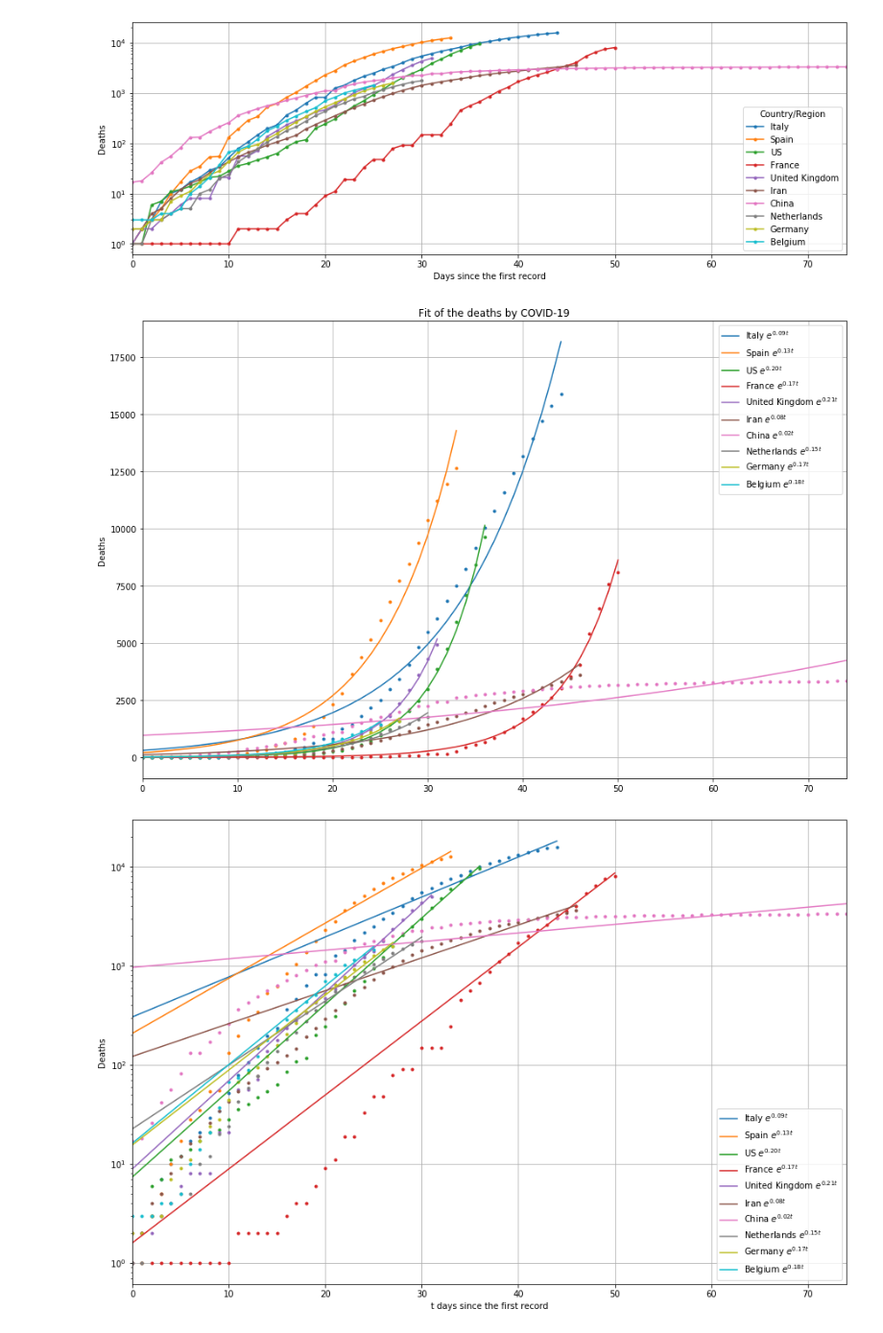
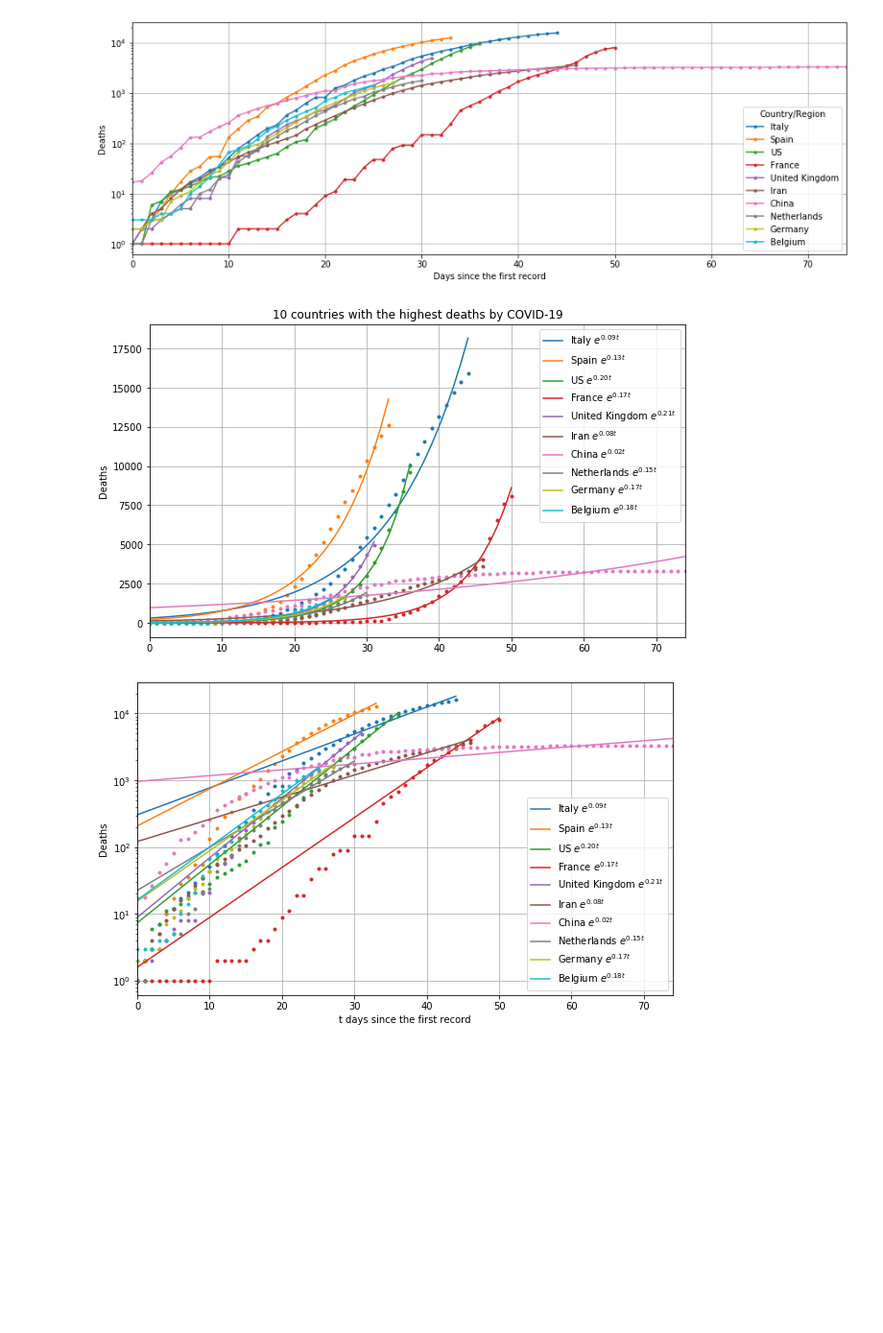
Before and after one commit to mateus-k/COVID-19, a Jupyter notebook: COVID-19.ipynb, the cells around one changed output. Shown: that part at 96% size. Saved outputs shown, nothing was run; the diff lists cells and outputs as text; code cells hidden in the pictures; blank space fills up the shorter version.

Commit message:
Ajusts in the final figures

```diff
--- a/COVID-19.ipynb
+++ b/COVID-19.ipynb
@@ -266,22 +266,24 @@ plt.grid()
 # %%
 D=0
 ax = perDay(HighestCountries(dfDeaths,10),D).plot(style='.')
 ax.legend('')
-fit(perDay(HighestCountries(dfDeaths,10),D)).plot(ax=ax, figsize=(15,10))
-plt.title('Fit of the deaths by COVID-19')
+fit(perDay(HighestCountries(dfDeaths,10),D)).plot(ax=ax, figsize=(10,6))
+plt.title('10 countries with the highest deaths by COVID-19')
 plt.ylabel('Deaths')
 plt.grid()
+plt.savefig('FitDeathsVSDays.png', dpi=300)
+
 ax = perDay(HighestCountries(dfDeaths,10),D).plot(style='.')
-ax.legend('')
-fit(perDay(HighestCountries(dfDeaths,10),D)).plot(ax=ax, logy=True, figsize=(15,10))
+ax.legend('', prop={'size': 18})
+fit(perDay(HighestCountries(dfDeaths,10),D)).plot(ax=ax, logy=True, figsize=(10,6))
 plt.ylabel('Deaths')
 if D==0:
     plt.xlabel('t days since the first record'),
 else:
     plt.xlabel('t days since the %d first record' % D)
 plt.grid()
-plt.savefig('FitDeathsVSDays.png', dpi=300)
+plt.savefig('FitDeathsVSDaysLog.png', dpi=300)
 warnings.filterwarnings('ignore')
 # %% [output]
-[figure, old version]
+[figure, new version]
-[figure, old version]
+[figure, new version]
```
